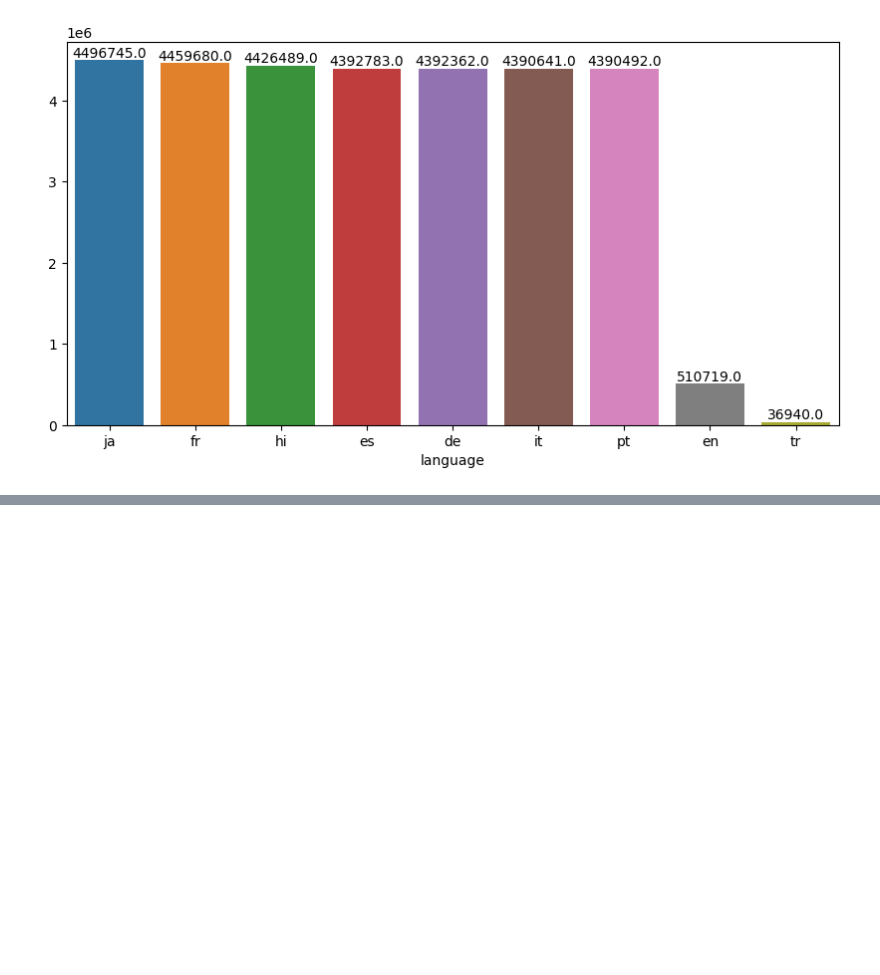
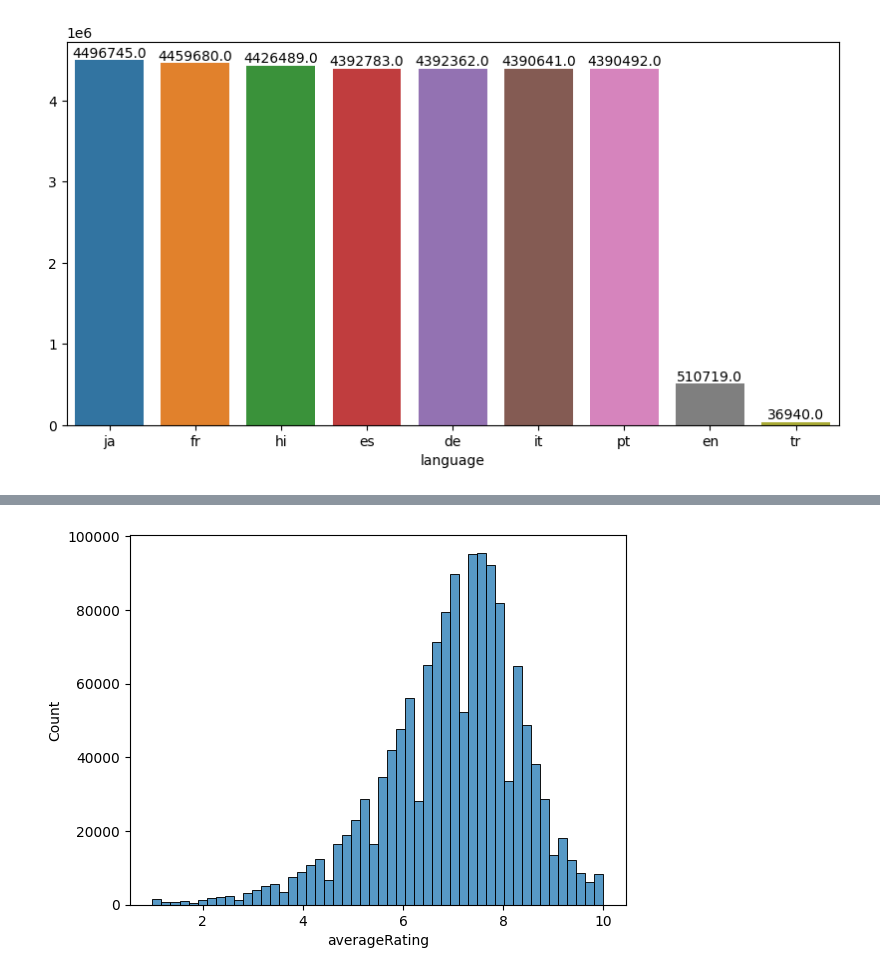
Before and after one commit to MariusAAROS/Cloud-Data-Infrastructure-ImDb, a Jupyter notebook: stats.ipynb, the cells around one changed output, grey strips where cells are left out. Drawn from its saved outputs; the diff is of its cells as text; code cells hidden in the pictures; blank space fills up the shorter version.

Commit message:
ratings table

```diff
--- a/stats.ipynb
+++ b/stats.ipynb
@@ -110,0 +119,3 @@ plt.show()
+# %%
+ratings = pd.read_csv('Data/title-ratings.tsv', sep='\t')
+films = pd.read_csv('Data/title-basic.tsv', sep='\t')
@@ -110,0 +141,6 @@ plt.show()
+# %%
+#distribution of ratings
+sns.histplot(ratings['averageRating'], bins=50)
+plt.show()
+# %% [output]
+[figure, added]
```
Also changed, not shown: parts of 11 cells of this notebook, 3 other files.
